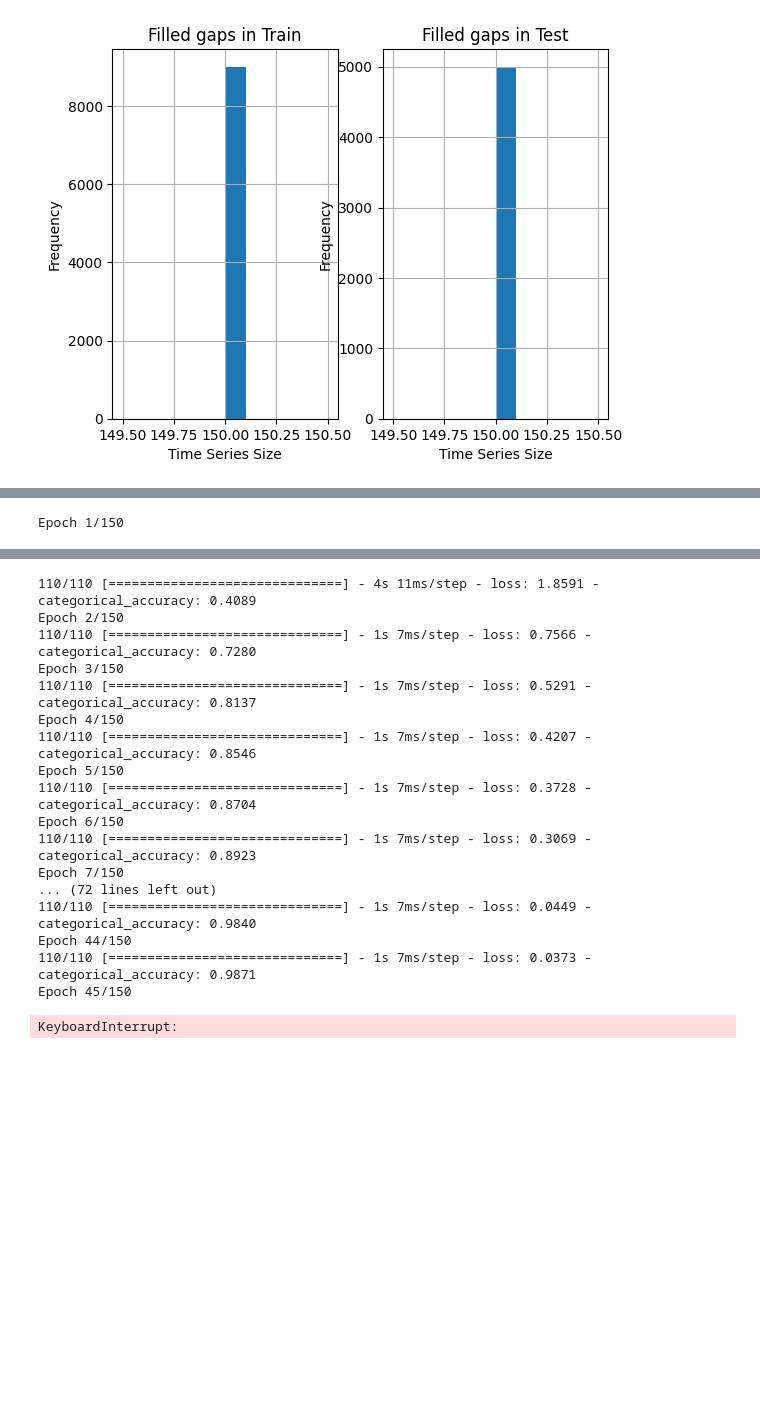
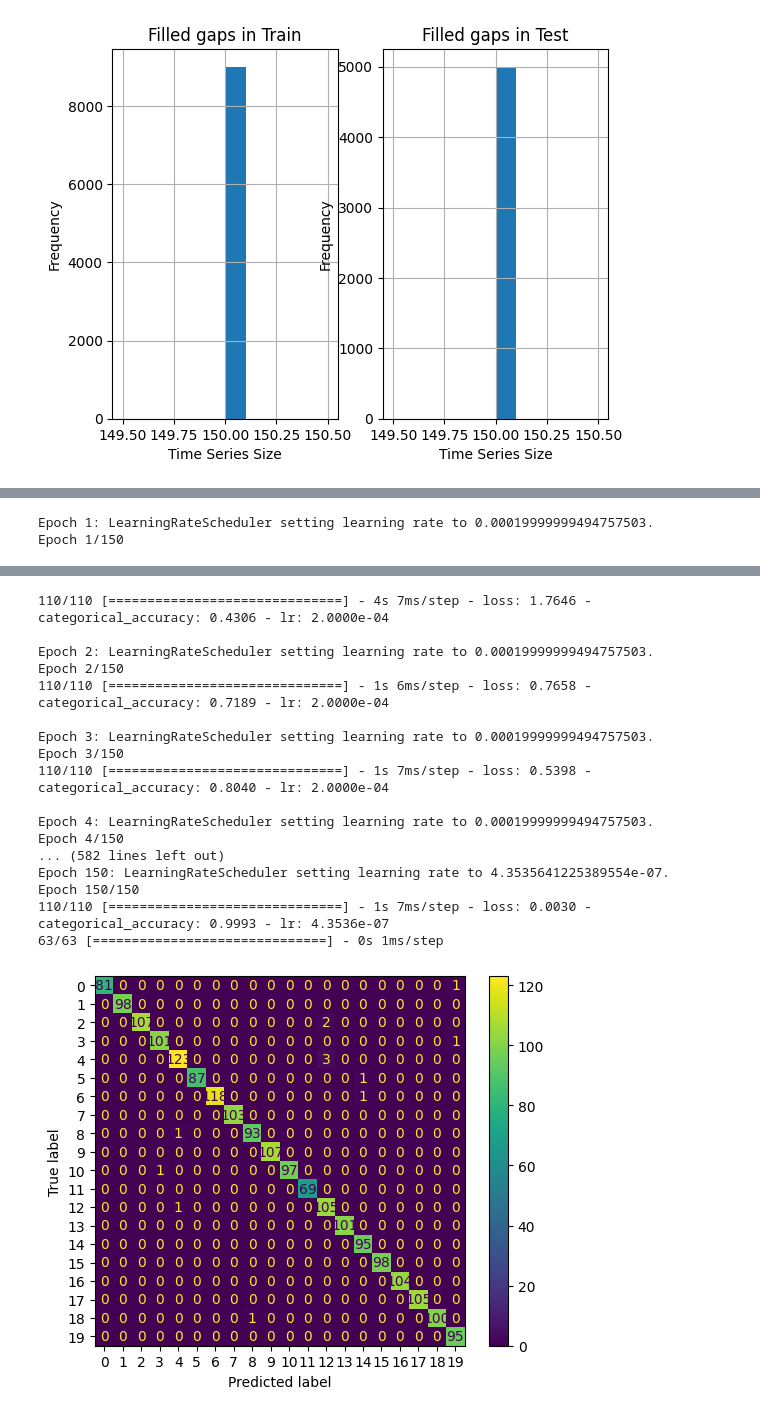
Before and after one commit to fusedbloxxer/ub-g11-pml, a Jupyter notebook: projects/smart/src/main.ipynb, the cells around one changed output, grey strips where cells are left out. Cells and saved outputs as stored; diff of their text form; code cells hidden in the pictures; blank space fills up the shorter version.

```diff
--- a/projects/smart/src/main.ipynb
+++ b/projects/smart/src/main.ipynb
@@ -416,7 +398,8 @@ n_subset_valid_i = n_subset_train_i
 # Fit model on all training data except last 2_000 entries
 model_tcnn.fit(train_data_in[:n_subset_train_i], train_labels_one_hot[:n_subset_train_i],
                batch_size=tparams['n_batch'], epochs=tparams['n_epochs'],
-               initial_epoch=0, workers=8, use_multiprocessing=True)
+               initial_epoch=0, workers=8, use_multiprocessing=True,
+               callbacks=[lr_updater_callback()])
 
 # Predict on last 2_000 entries
 y_pred = model_tcnn.predict(train_data_in[n_subset_valid_i:])
@@ -428,4 +411,5 @@ m_cnf = confusion_matrix(y_grnd_labels, y_pred_labels)
 ConfusionMatrixDisplay(m_cnf).plot()
 pt.show()
 # %% [output]
+Epoch 1: LearningRateScheduler setting learning rate to 0.00019999999494757503.
 Epoch 1/150
@@ -433,21 +417,21 @@ Epoch 1/150
-110/110 [==============================] - 4s 11ms/step - loss: 1.8591 - categorical_accuracy: 0.4089
+110/110 [==============================] - 4s 7ms/step - loss: 1.7646 - categorical_accuracy: 0.4306 - lr: 2.0000e-04
+
+Epoch 2: LearningRateScheduler setting learning rate to 0.00019999999494757503.
 Epoch 2/150
-110/110 [==============================] - 1s 7ms/step - loss: 0.7566 - categorical_accuracy: 0.7280
+110/110 [==============================] - 1s 6ms/step - loss: 0.7658 - categorical_accuracy: 0.7189 - lr: 2.0000e-04
+
+Epoch 3: LearningRateScheduler setting learning rate to 0.00019999999494757503.
 Epoch 3/150
-110/110 [==============================] - 1s 7ms/step - loss: 0.5291 - categorical_accuracy: 0.8137
+110/110 [==============================] - 1s 7ms/step - loss: 0.5398 - categorical_accuracy: 0.8040 - lr: 2.0000e-04
+
+Epoch 4: LearningRateScheduler setting learning rate to 0.00019999999494757503.
 Epoch 4/150
-110/110 [==============================] - 1s 7ms/step - loss: 0.4207 - categorical_accuracy: 0.8546
-Epoch 5/150
-110/110 [==============================] - 1s 7ms/step - loss: 0.3728 - categorical_accuracy: 0.8704
-Epoch 6/150
-110/110 [==============================] - 1s 7ms/step - loss: 0.3069 - categorical_accuracy: 0.8923
-Epoch 7/150
-... (72 lines left out)
-110/110 [==============================] - 1s 7ms/step - loss: 0.0449 - categorical_accuracy: 0.9840
-Epoch 44/150
-110/110 [==============================] - 1s 7ms/step - loss: 0.0373 - categorical_accuracy: 0.9871
-Epoch 45/150
+... (582 lines left out)
+Epoch 150: LearningRateScheduler setting learning rate to 4.3535641225389554e-07.
+Epoch 150/150
+110/110 [==============================] - 1s 7ms/step - loss: 0.0030 - categorical_accuracy: 0.9993 - lr: 4.3536e-07
+63/63 [==============================] - 0s 1ms/step
-KeyboardInterrupt:
+[figure, added]
 # %%
 # Instantiate model for final prediction on test set
 model_tcnn = create_tcnn_model(hparams)
```
Also changed, not shown: parts of 9 cells of this notebook.
